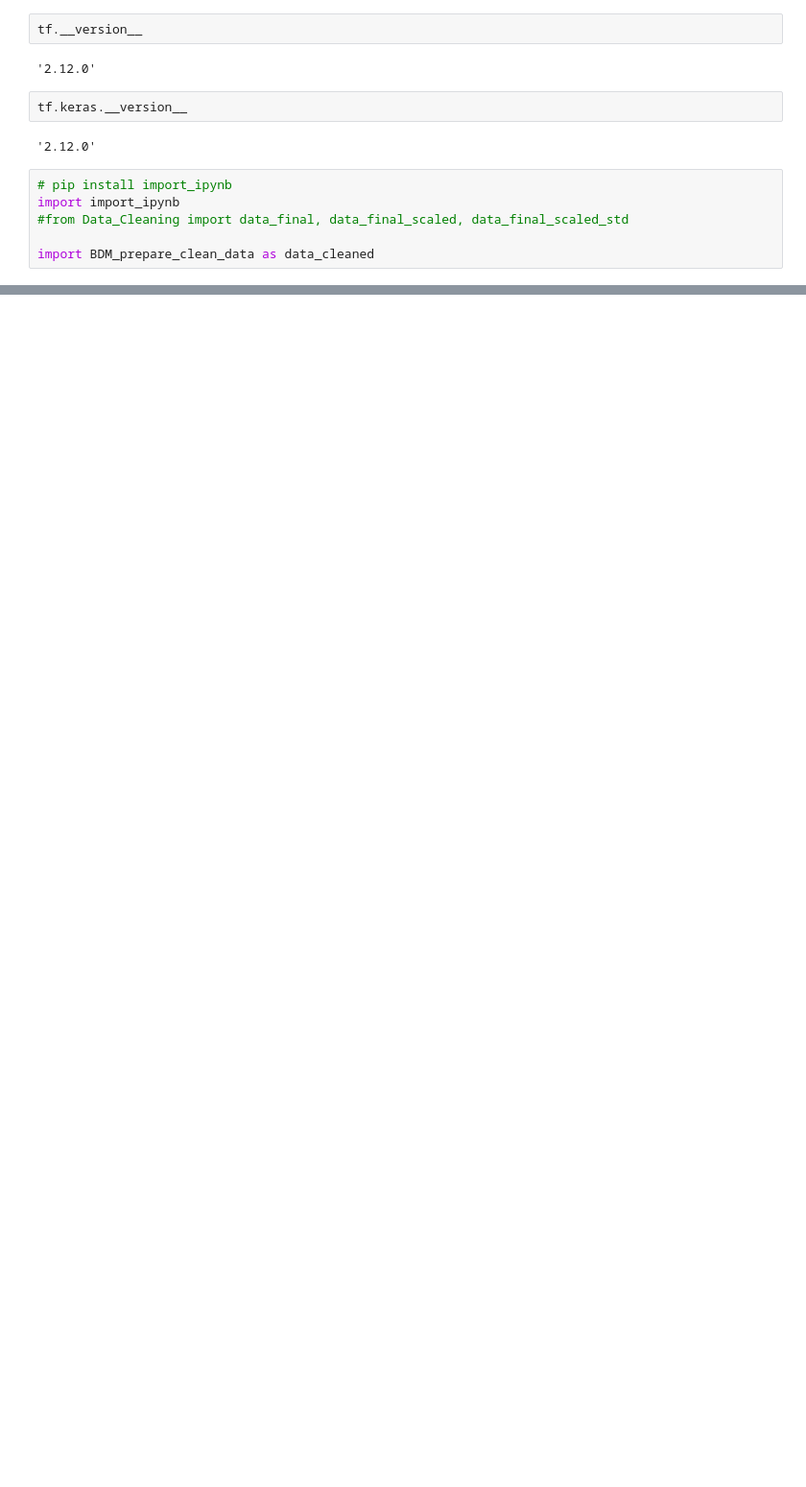
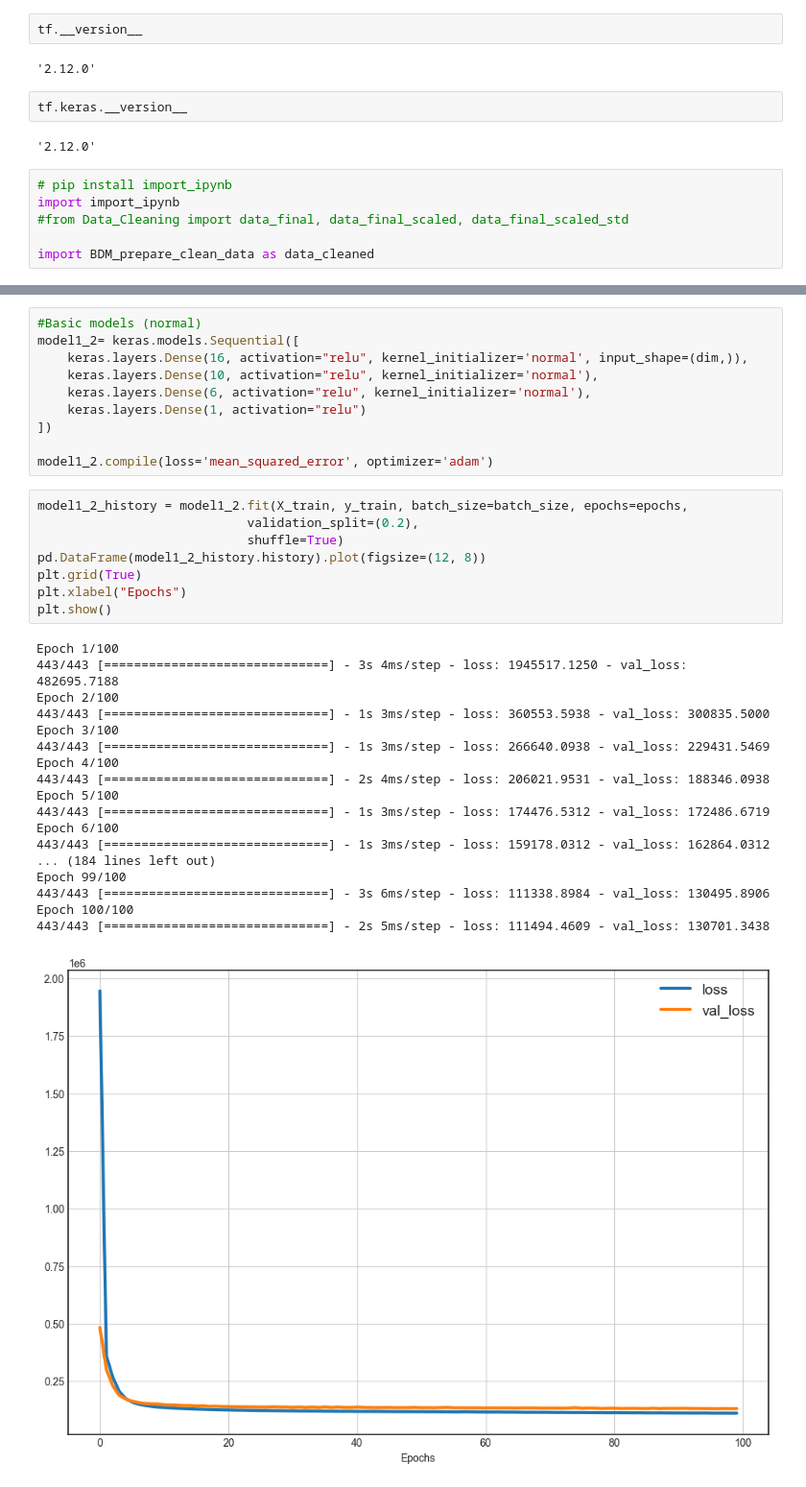
Before and after one commit to Teccaa/BigDataSeminar, a Jupyter notebook: Part2/NN.ipynb, the cells around one changed output, grey strips where cells are left out. Shown: that part at 96% size. Drawn from its saved outputs; the diff is of its cells as text; blank space fills up the shorter version.

```diff
--- a/Part2/NN.ipynb
+++ b/Part2/NN.ipynb
@@ -34,0 +119,37 @@ AttributeError: module 'BDM_prepare_clean_data' has no attribute 'X_train'
+# %%
+#Basic models (normal)
+model1_2= keras.models.Sequential([
+    keras.layers.Dense(16, activation="relu", kernel_initializer='normal', input_shape=(dim,)),
+    keras.layers.Dense(10, activation="relu", kernel_initializer='normal'),
+    keras.layers.Dense(6, activation="relu", kernel_initializer='normal'),
+    keras.layers.Dense(1, activation="relu")
+])
+
+model1_2.compile(loss='mean_squared_error', optimizer='adam')
+# %%
+model1_2_history = model1_2.fit(X_train, y_train, batch_size=batch_size, epochs=epochs,
+                            validation_split=(0.2),
+                            shuffle=True)
+pd.DataFrame(model1_2_history.history).plot(figsize=(12, 8))
+plt.grid(True)
+plt.xlabel("Epochs")
+plt.show()
+# %% [output]
+Epoch 1/100
+443/443 [==============================] - 3s 4ms/step - loss: 1945517.1250 - val_loss: 482695.7188
+Epoch 2/100
+443/443 [==============================] - 1s 3ms/step - loss: 360553.5938 - val_loss: 300835.5000
+Epoch 3/100
+443/443 [==============================] - 1s 3ms/step - loss: 266640.0938 - val_loss: 229431.5469
+Epoch 4/100
+443/443 [==============================] - 2s 4ms/step - loss: 206021.9531 - val_loss: 188346.0938
+Epoch 5/100
+443/443 [==============================] - 1s 3ms/step - loss: 174476.5312 - val_loss: 172486.6719
+Epoch 6/100
+443/443 [==============================] - 1s 3ms/step - loss: 159178.0312 - val_loss: 162864.0312
+... (184 lines left out)
+Epoch 99/100
+443/443 [==============================] - 3s 6ms/step - loss: 111338.8984 - val_loss: 130495.8906
+Epoch 100/100
+443/443 [==============================] - 2s 5ms/step - loss: 111494.4609 - val_loss: 130701.3438
+[figure, added]
```
Also changed, not shown: parts of 22 cells of this notebook, 9 other files.
